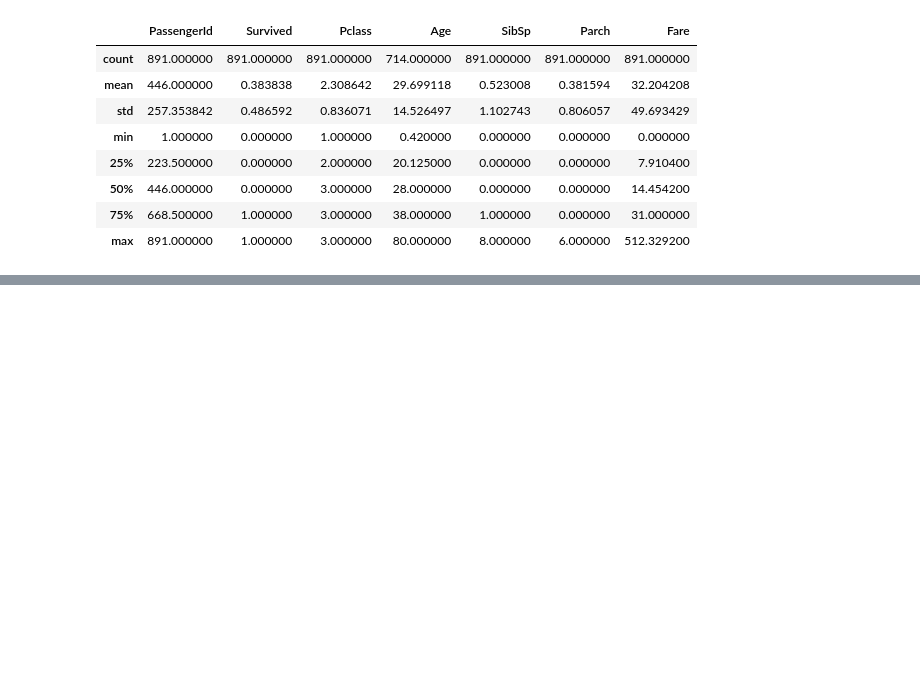
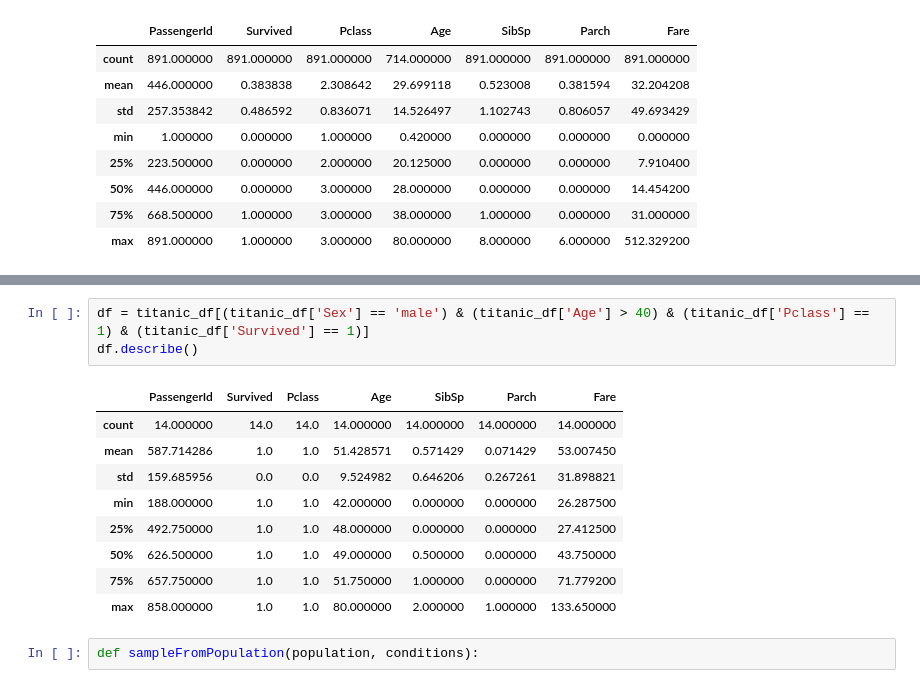
Before and after one commit to Olyve/Data-Analysis, a Jupyter notebook: 02__Data_Visualization.ipynb, the cells around one changed output, grey strips where cells are left out. Saved outputs shown, nothing was run; the diff lists cells and outputs as text; blank space fills up the shorter version.

```diff
--- a/02__Data_Visualization.ipynb
+++ b/02__Data_Visualization.ipynb
@@ -287,0 +302,15 @@ ax.legend(['Females', 'Males'])
+# %%
+df = titanic_df[(titanic_df['Sex'] == 'male') & (titanic_df['Age'] > 40) & (titanic_df['Pclass'] == 1) & (titanic_df['Survived'] == 1)]
+df.describe()
+# %% [output]
+|  | PassengerId | Survived | Pclass | Age | SibSp | Parch | Fare |
+| count | 14.000000 | 14.0 | 14.0 | 14.000000 | 14.000000 | 14.000000 | 14.000000 |
+| mean | 587.714286 | 1.0 | 1.0 | 51.428571 | 0.571429 | 0.071429 | 53.007450 |
+| std | 159.685956 | 0.0 | 0.0 | 9.524982 | 0.646206 | 0.267261 | 31.898821 |
+| min | 188.000000 | 1.0 | 1.0 | 42.000000 | 0.000000 | 0.000000 | 26.287500 |
+| 25% | 492.750000 | 1.0 | 1.0 | 48.000000 | 0.000000 | 0.000000 | 27.412500 |
+| 50% | 626.500000 | 1.0 | 1.0 | 49.000000 | 0.500000 | 0.000000 | 43.750000 |
+| 75% | 657.750000 | 1.0 | 1.0 | 51.750000 | 1.000000 | 0.000000 | 71.779200 |
+| max | 858.000000 | 1.0 | 1.0 | 80.000000 | 2.000000 | 1.000000 | 133.650000 |
+# %%
+def sampleFromPopulation(population, conditions):
```
Also changed, not shown: parts of 3 cells of this notebook.
